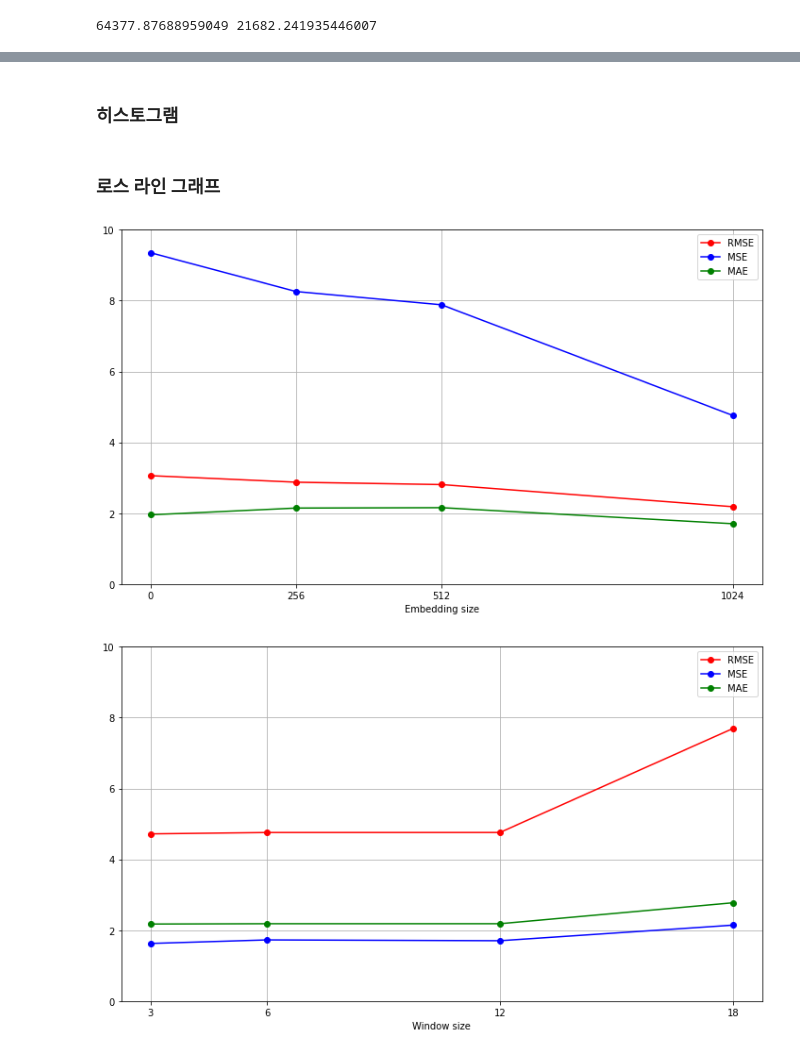
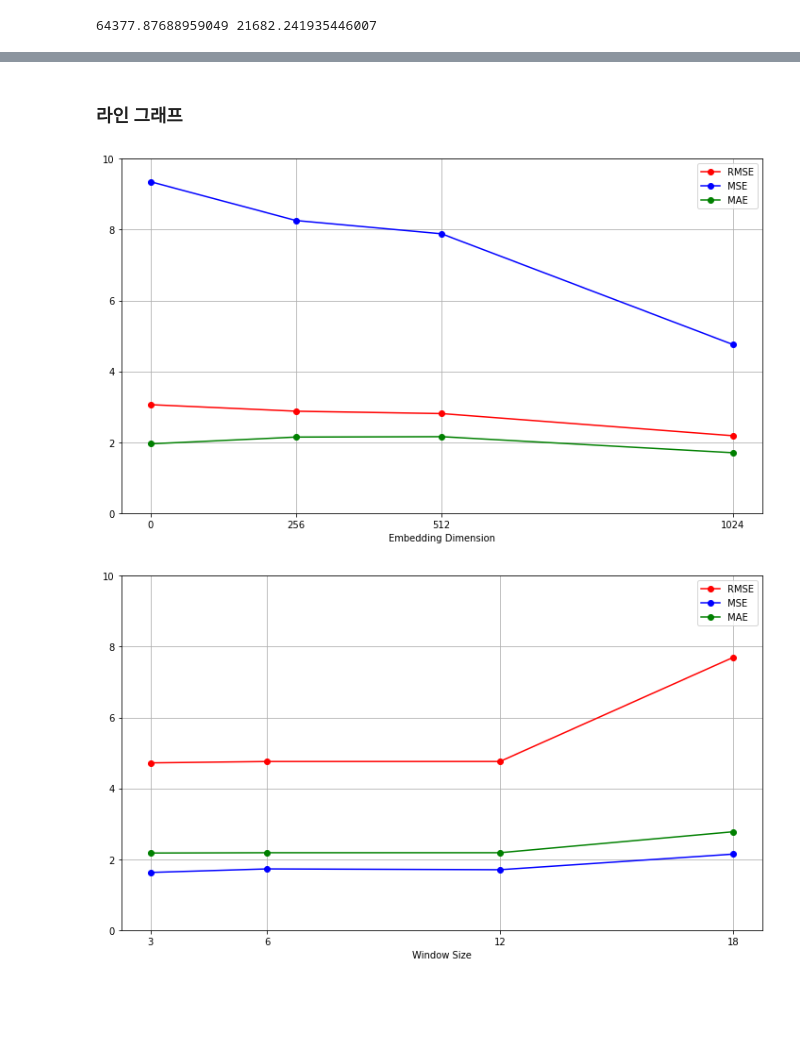
Before and after one commit to hakhyun0615/SCI_Journal, a Jupyter notebook: 코드/Analysis/analysis.ipynb, the cells around one changed output, grey strips where cells are left out. Saved outputs shown, nothing was run; the diff lists cells and outputs as text; code cells hidden in the pictures; blank space fills up the shorter version.

```diff
--- a/코드/Analysis/analysis.ipynb
+++ b/코드/Analysis/analysis.ipynb
@@ -77,2 +57,0 @@ plt.savefig('../../데이터/Figure/fig_3.jpg')
-# %% [markdown]
-### 히스토그램
@@ -122,24 +58,24 @@ plt.show()
 # %% [markdown]
-### 로스 라인 그래프
+### 라인 그래프
 # %%
 embedding_sizes = [0, 256, 512, 1024]
 embedding_rmse_values = [3.0584, 2.8738, 2.8076, 2.1814]
 embedding_mse_values = [9.3541, 8.2586, 7.8828, 4.7584]
 embedding_mae_values = [1.9533, 2.1438, 2.1551, 1.7017]
 
 fig, ax = plt.subplots(figsize=(10, 6))
 ax.plot(embedding_sizes, embedding_rmse_values, 'ro-', label='RMSE')
 ax.plot(embedding_sizes, embedding_mse_values, 'bo-', label='MSE')
 ax.plot(embedding_sizes, embedding_mae_values, 'go-', label='MAE')
-ax.set_xlabel('Embedding size')
+ax.set_xlabel('Embedding Dimension')
 ax.legend()
 ax.grid(True)
 ax.set_xticks(embedding_sizes)
 ax.set_ylim(0, 10)
 fig.tight_layout()
-fig.savefig('../../데이터/Figure/fig_4.jpg')
+fig.savefig('../../데이터/Figure/Line_Embedding.jpg')
 # %% [output]
-[figure, old version]
+[figure, new version]
 # %%
 window_sizes = [3, 6, 12, 18]
 window_mae_values = [2.1724, 2.1812, 2.1814, 2.7736]
```
Also changed, not shown: parts of 13 cells of this notebook, 26 other files.
